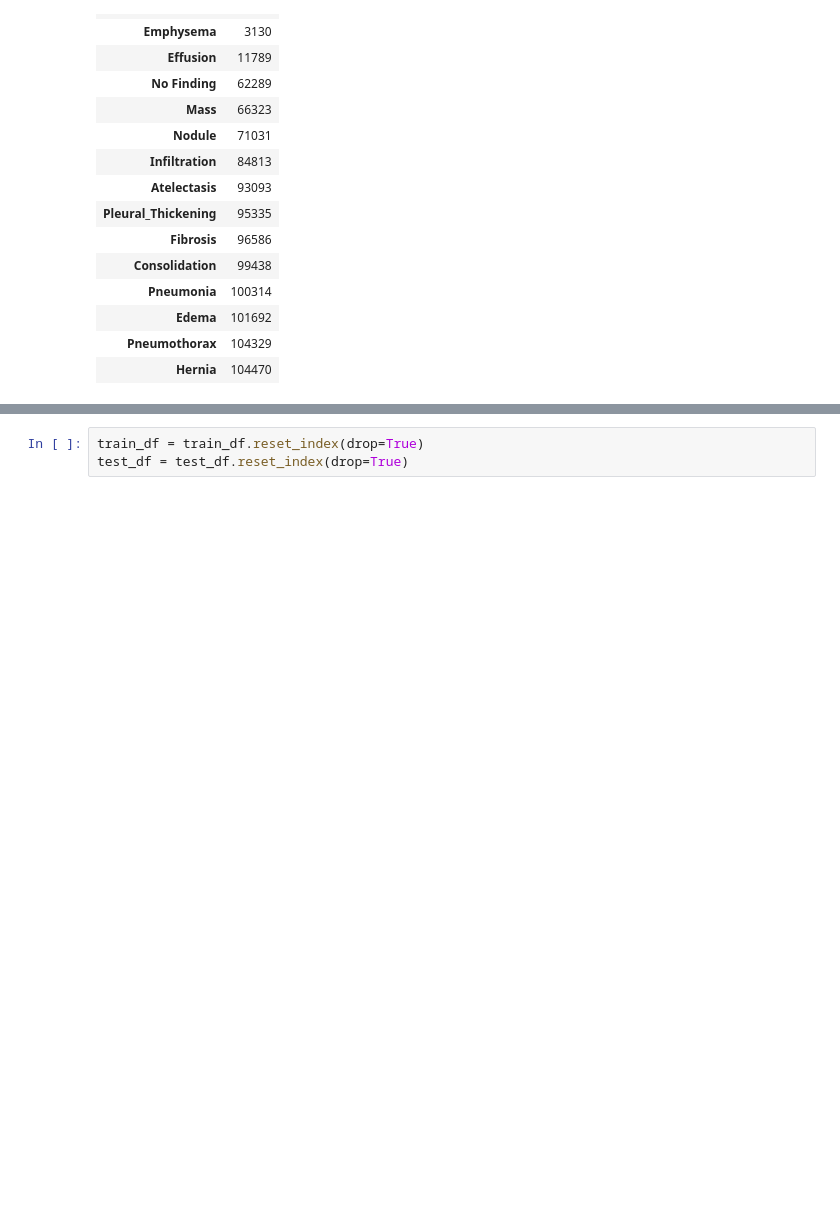
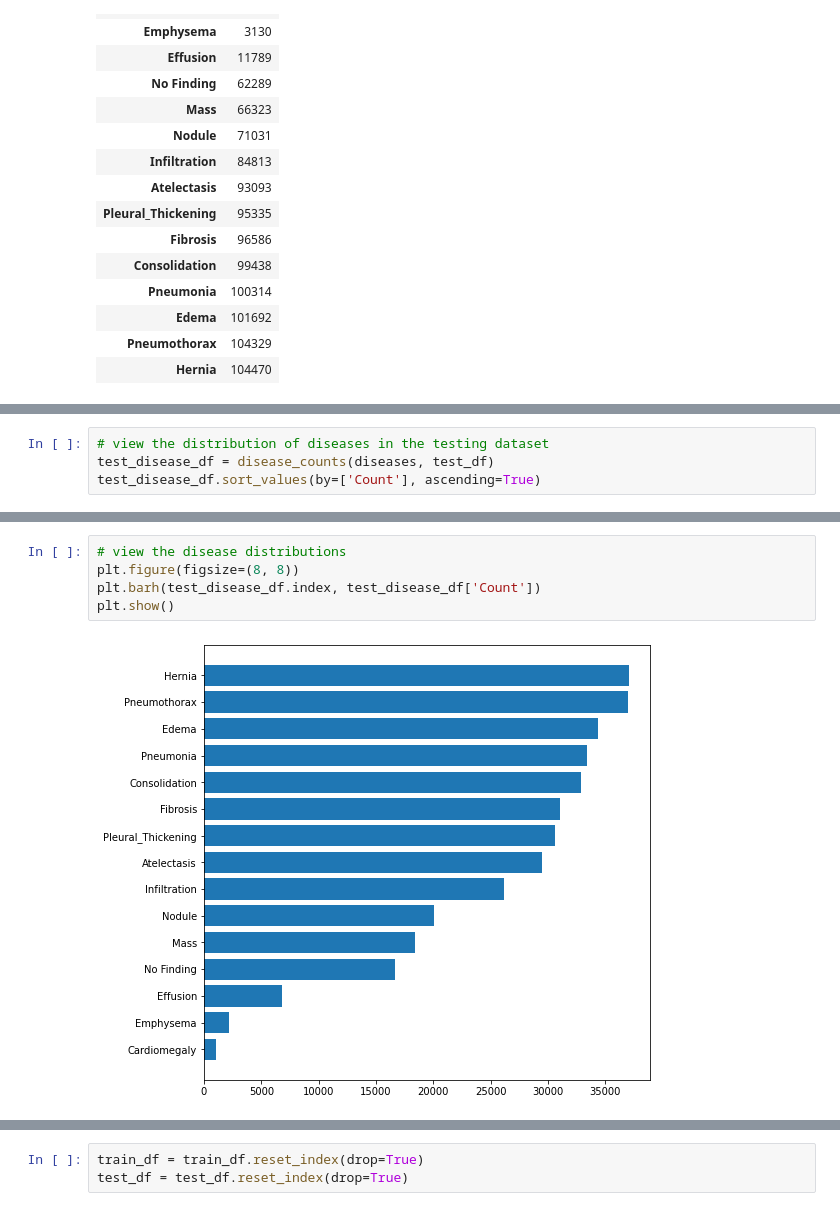
Before and after one commit to dagartga/Chest_X-Ray_Pneumonia_Classifier, a Jupyter notebook: nih-x-ray-classification.ipynb, the cells around one changed output, grey strips where cells are left out. Drawn from its saved outputs; the diff is of its cells as text; blank space fills up the shorter version.

```diff
--- a/nih-x-ray-classification.ipynb
+++ b/nih-x-ray-classification.ipynb
@@ -358,3 +366,7 @@ train_disease_df.sort_values(by=['Count'], ascending=True)
 There is a large difference between the most frequent diseases and the least frequent diseases. Hernia has almost two orders of magnitude more that the least frequent disease Cardiomegaly.
 
 Since this is an image classification model, in which training is resource expense, the least frequent disease will roughly set the count for all other diseases, though pneumonia will be expected to be present in roughly half of the training set.
+# %%
+# view the distribution of diseases in the testing dataset
+test_disease_df = disease_counts(diseases, test_df)
+test_disease_df.sort_values(by=['Count'], ascending=True)
@@ -360,0 +390,7 @@ Since this is an image classification model, in which training is resource expen
+# %%
+# view the disease distributions
+plt.figure(figsize=(8, 8))
+plt.barh(test_disease_df.index, test_disease_df['Count'])
+plt.show()
+# %% [output]
+[figure, added]
```
Also changed, not shown: parts of 7 cells of this notebook.
